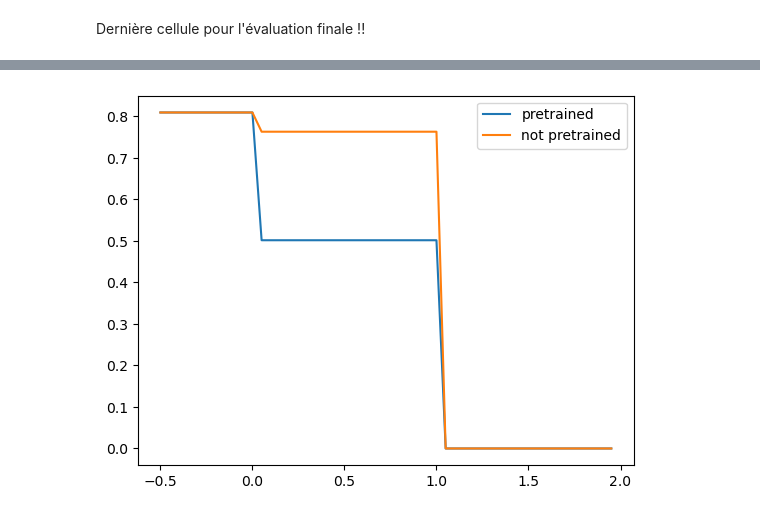
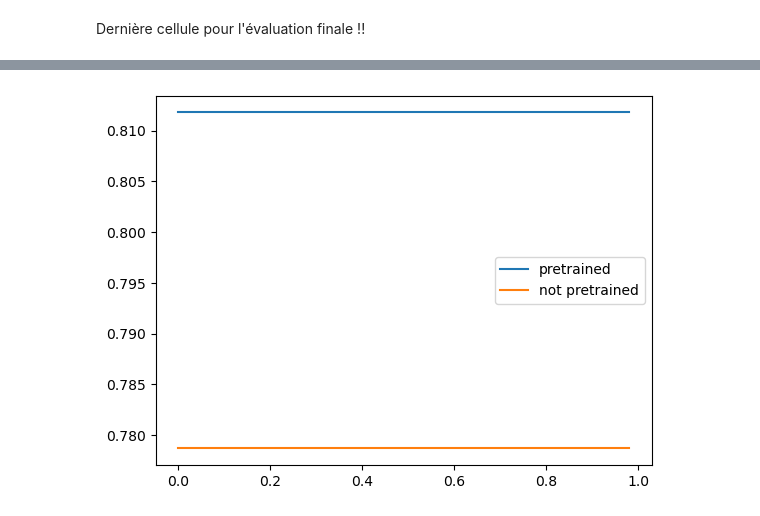
Before and after one commit to gregoirebechade/comp_stats_final, a Jupyter notebook: code/exploring.ipynb, the cells around one changed output, grey strips where cells are left out. Cells and saved outputs as stored; diff of their text form; code cells hidden in the pictures.

```diff
--- a/code/exploring.ipynb
+++ b/code/exploring.ipynb
@@ -338,3 +338,12 @@ with open('./losses/loss_train_'+model_name+'.txt', 'w') as f :
         f.write(str(elt) + '\n')
 # %% [markdown]
 Dernière cellule pour l'évaluation finale !!
+# %%
+model = torch.load('./models/classifier_pretrained_final_bis.pth')
+for batch_x, batch_y in dataloader_test :
+    batch_x = batch_x.to(device)
+    batch_y = batch_y.float()
+    batch_y = batch_y.to(device)
+    y_pred = model(batch_x.float())
+    print(y_pred)
+    break
@@ -344,7 +359,7 @@ not_pretrained = torch.load('./models/classifier_not_pretrained.pth')
 y_true =np.array( [])
 y_pred_pretrained = np.array( [])
 y_pred_not_pretrained = np.array( [])
-for batch_x, batch_y in dataloader_test:
+for batch_x, batch_y in dataloader_val:
     batch_x = batch_x.to(device)
     batch_y = batch_y.float()
     batch_y = batch_y.to(device)
@@ -396,17 +381,17 @@ for batch
 # %%
 les_pretrained= []
 les_not_pretrained = []
-for threshold in np.arange(-0.5, 2, 0.05):
+for threshold in np.arange(0, 1, 0.02):
     y_pred_pretrained_oui = (y_pred_pretrained > threshold).astype(int)
     y_pred_not_pretrained_oui = (y_pred_not_pretrained > threshold).astype(int)
     les_pretrained.append(f1_score(y_true, y_pred_pretrained_oui))
     les_not_pretrained.append(f1_score(y_true, y_pred_not_pretrained_oui))
-plt.plot(np.arange(-0.5, 2, 0.05),les_pretrained,  label='pretrained')
-plt.plot(np.arange(-0.5, 2, 0.05),   les_not_pretrained,   label='not pretrained')
+plt.plot( np.arange(0, 1, 0.02),les_pretrained,  label='pretrained')
+plt.plot( np.arange(0, 1, 0.02),   les_not_pretrained,   label='not pretrained')
 plt.legend()
 plt.show()
 # %% [output]
-[figure, old version]
+[figure, new version]
 # %%
 model = torch.load('./models/extractor.pth')
 for batch_x, batch_y in dataloader_test :
```
Also changed, not shown: parts of 6 cells of this notebook, 1 other file.
